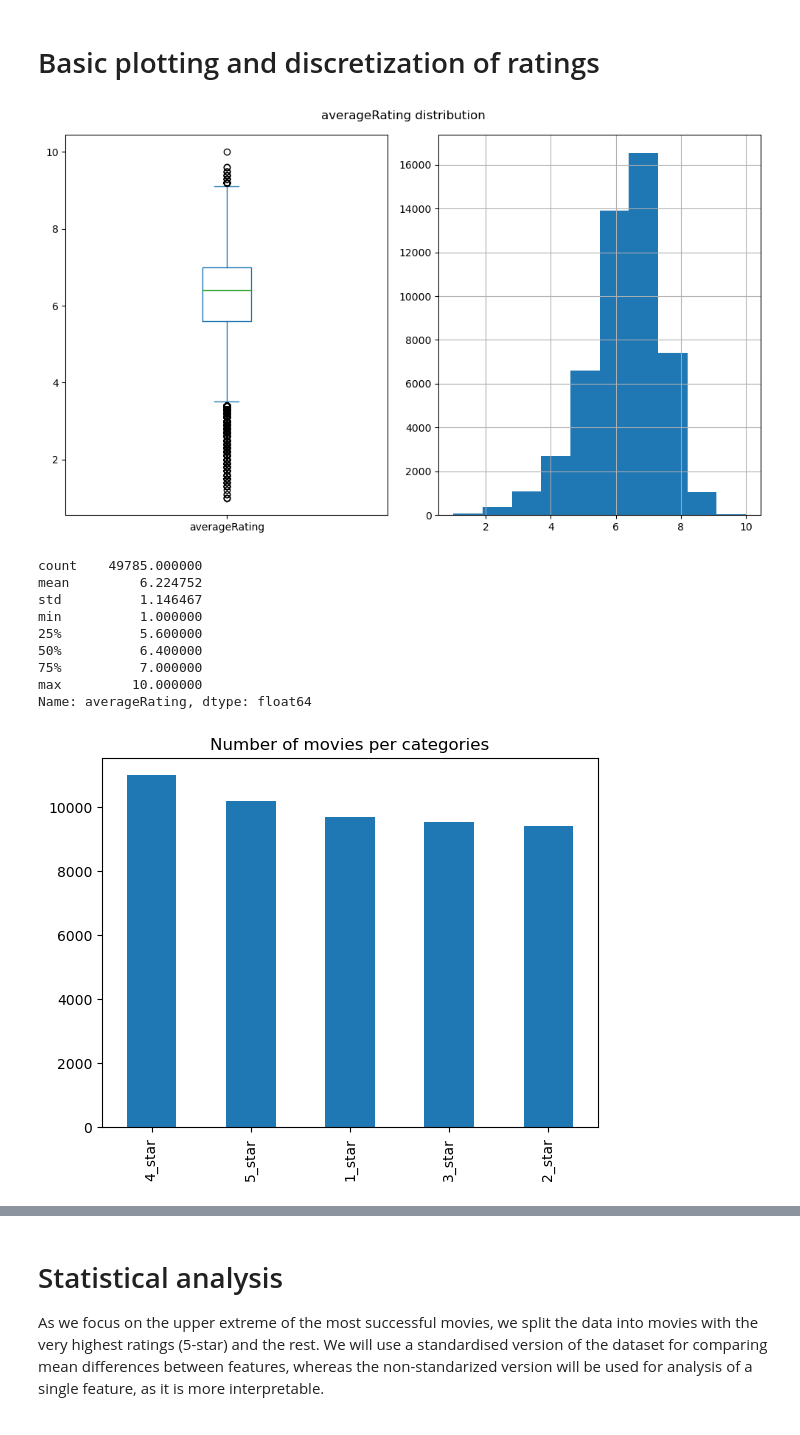
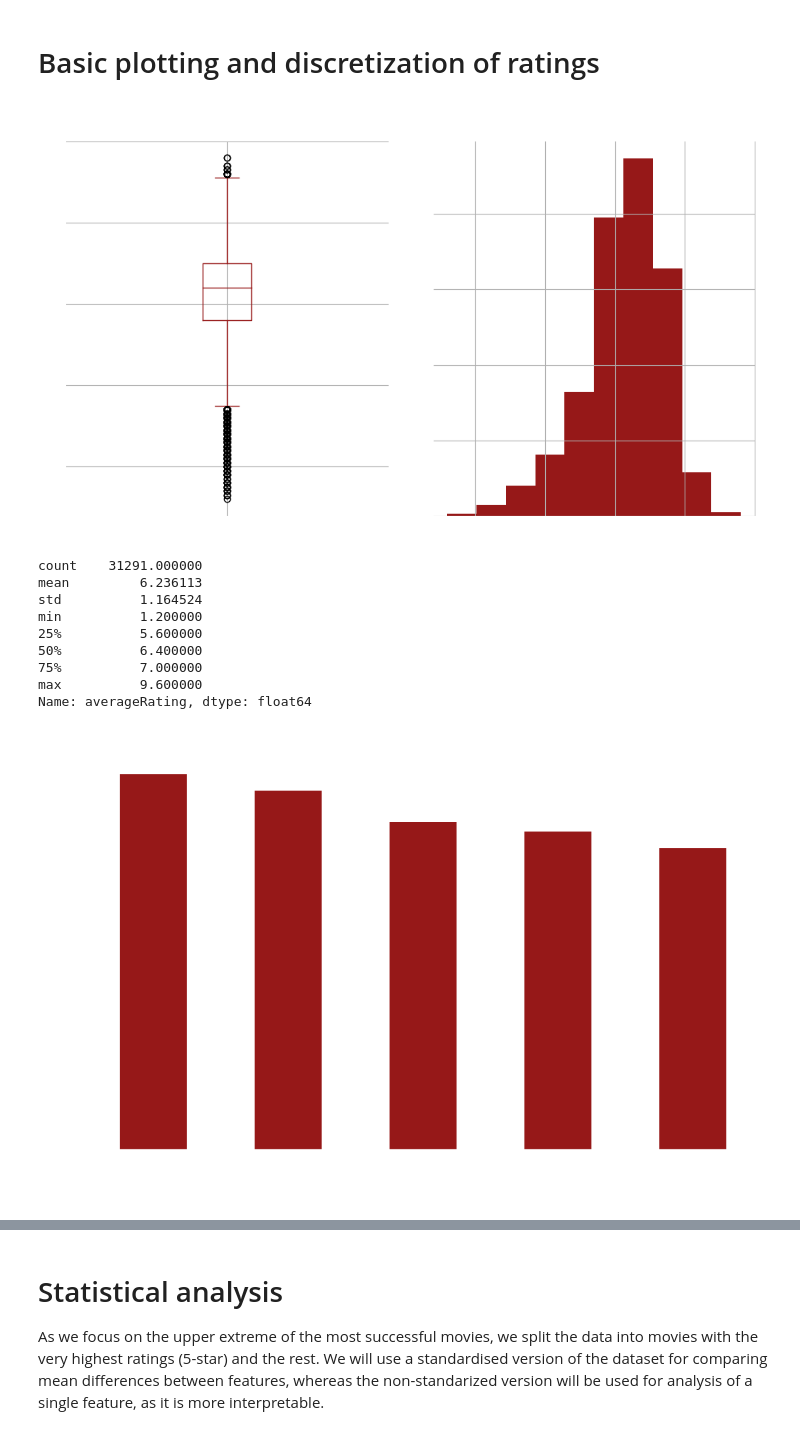
Before and after one commit to epfl-ada/ada-2022-project-adlucere2022, a Jupyter notebook: src/statistical_analysis_cecilia.ipynb, the cells around one changed output, grey strips where cells are left out. Saved outputs shown, nothing was run; the diff lists cells and outputs as text; code cells hidden in the pictures.

```diff
--- a/src/statistical_analysis_cecilia.ipynb
+++ b/src/statistical_analysis_cecilia.ipynb
@@ -1 +1,6 @@
+# %%
+# from google.colab import drive
+# drive.mount('/content/drive')
+
+path = ""
 # %%
@@ -12,2 +22,17 @@ import seaborn as sns
+# %%
+# Matplotlib parameters customization
+
+fig_color = (150/255, 24/255, 24/255, 1)
+def set_mpl_params(COLOR = 'black'):
+  mpl.rcParams['text.color'] = COLOR
+  mpl.rcParams['font.weight'] = 'normal'
+  mpl.rcParams['figure.titleweight'] = 'normal'
+  mpl.rcParams['axes.labelcolor'] = COLOR
+  mpl.rcParams['axes.edgecolor'] = COLOR
+  mpl.rcParams['xtick.color'] = COLOR
+  mpl.rcParams['ytick.color'] = COLOR
+  mpl.rcParams['figure.facecolor'] = (1,1,1,0)
+  mpl.rcParams['savefig.facecolor'] = (0,0,0,0)
+  mpl.rcParams['savefig.transparent'] = False
 # %% [markdown]
 # Importing and cleaning the data
@@ -57,0 +39,6 @@ data.head()
+# %%
+# Load Data and keep year from release date
+
+data = pd.read_csv(path + "../data/movie_data_imdbscores_final.csv")
+
+data.head()
@@ -60,26 +57,27 @@ data.head()
 # %%
 # Plot averageRating distribution
 
-fig, ax = plt.subplots(1, 2, figsize = (10,6))
+fig, ax = plt.subplots(1, 2, figsize = (10,6), dpi = 100)
 ax = ax.flatten()
-data.averageRating.plot.box(ax = ax[0])
-data.averageRating.hist(ax = ax[1])
+data.averageRating.plot.box(ax = ax[0], color= fig_color, grid = True)
+data.averageRating.hist(ax = ax[1], color = fig_color)
 fig.suptitle("averageRating distribution")
 plt.tight_layout()
+plt.savefig(path + '../figs/averageRating_distribution.png')
 plt.show()
 # %% [output]
-[figure, old version]
+[figure, new version]
 # %%
 data.averageRating.describe()
 # %% [output]
-count    49785.000000
-mean         6.224752
-std          1.146467
-min          1.000000
+count    31291.000000
+mean         6.236113
+std          1.164524
+min          1.200000
 25%          5.600000
 50%          6.400000
 75%          7.000000
-max         10.000000
+max          9.600000
 Name: averageRating, dtype: float64
 # %%
 # Discretize feature based on quantiles
@@ -99,13 +97,16 @@ def discretize_column(data, n, label_suffix = "_star"):
 # %%
 # Perform discretization and save categories in new feature
 data["score_discretized"] = discretize_column(data.averageRating, 5)
 
+
+plt.figure(figsize = (10,6), dpi = 100)
 # Verify Discretization proportions
-data.score_discretized.value_counts().plot.bar()
+data.score_discretized.value_counts().plot.bar(color = fig_color)
 plt.title("Number of movies per categories")
+plt.savefig(path + '../figs/score_discretization_distribution.png')
 plt.show()
 # %% [output]
-[figure, old version]
+[figure, new version]
 # %%
 # Compute mean proportions and means for numeric values
 grouped = data.groupby('score_discretized')
```
Also changed, not shown: parts of 23 cells of this notebook, 11 other files.
